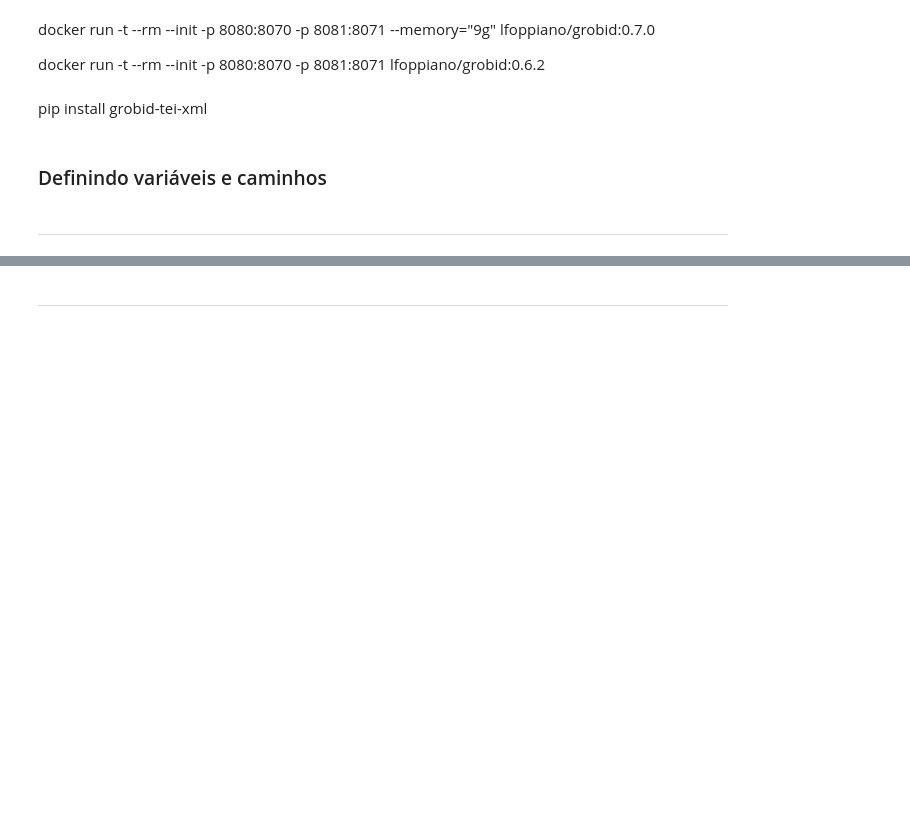
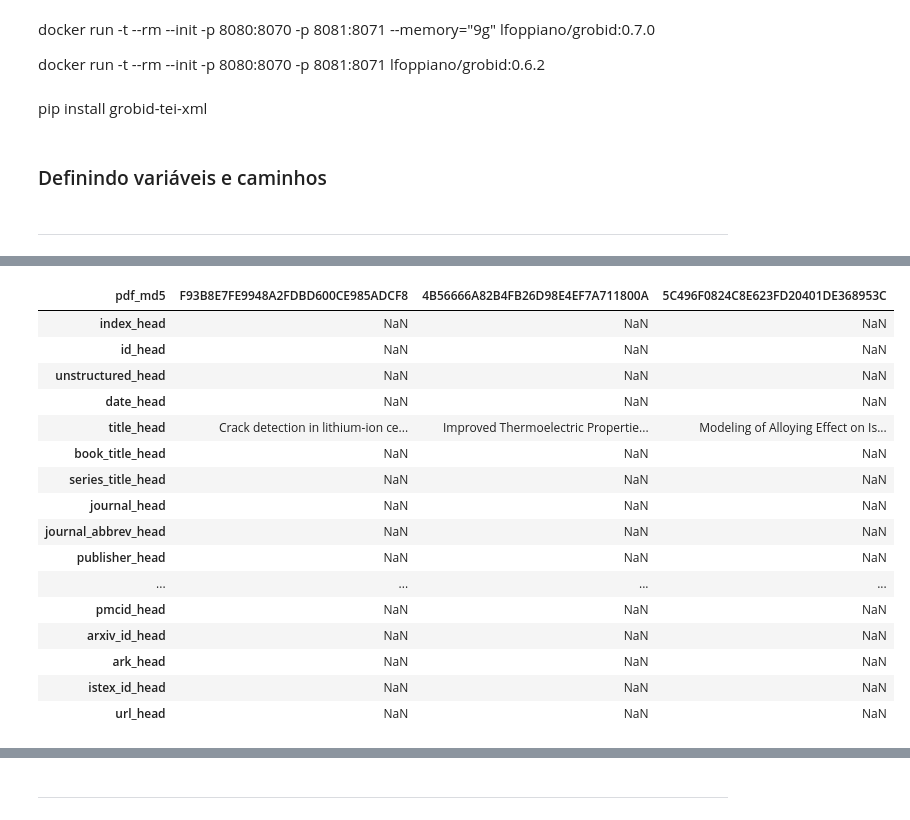
Before and after one commit to Vieirbat/Summarticles, a Jupyter notebook: notebooks/Usando Processo Batch.ipynb, the cells around one changed output, grey strips where cells are left out. Saved outputs shown, nothing was run; the diff lists cells and outputs as text; code cells hidden in the pictures; blank space fills up the shorter version.

```diff
--- a/notebooks/Usando Processo Batch.ipynb
+++ b/notebooks/Usando Processo Batch.ipynb
@@ -97,2 +109,0 @@ def run_batch_process(path_input):
-# %%
-gcli = grobid_cli(config_path="./grobid/config.json")
@@ -128,0 +198,20 @@ https://github.com/delb-xml/delb-py
+# %%
+dict_dfs['df_doc_head'].head(3).T
+# %% [output]
+| pdf_md5 | F93B8E7FE9948A2FDBD600CE985ADCF8 | 4B56666A82B4FB26D98E4EF7A711800A | 5C496F0824C8E623FD20401DE368953C |
+| index_head | NaN | NaN | NaN |
+| id_head | NaN | NaN | NaN |
+| unstructured_head | NaN | NaN | NaN |
+| date_head | NaN | NaN | NaN |
+| title_head | Crack detection in lithium-ion ce... | Improved Thermoelectric Propertie... | Modeling of Alloying Effect on Is... |
+| book_title_head | NaN | NaN | NaN |
+| series_title_head | NaN | NaN | NaN |
+| journal_head | NaN | NaN | NaN |
+| journal_abbrev_head | NaN | NaN | NaN |
+| publisher_head | NaN | NaN | NaN |
+| ... | ... | ... | ... |
+| pmcid_head | NaN | NaN | NaN |
+| arxiv_id_head | NaN | NaN | NaN |
+| ark_head | NaN | NaN | NaN |
+| istex_id_head | NaN | NaN | NaN |
+| url_head | NaN | NaN | NaN |
```
Also changed, not shown: parts of 70 cells of this notebook, 9 other files.
